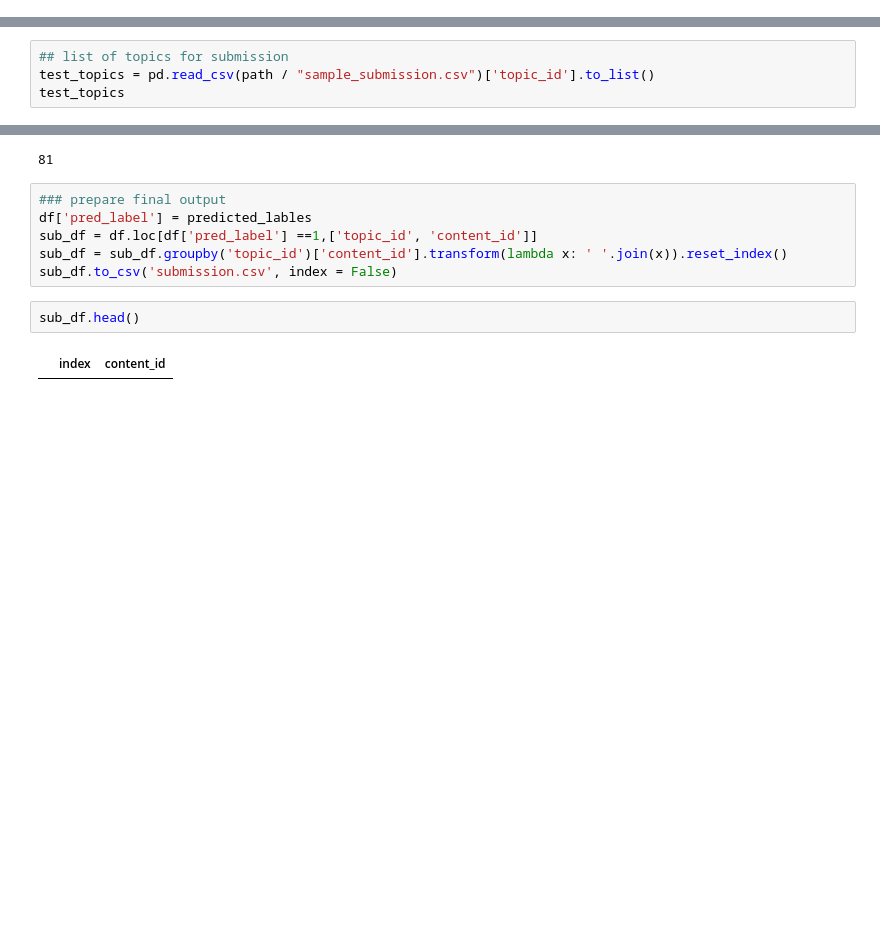
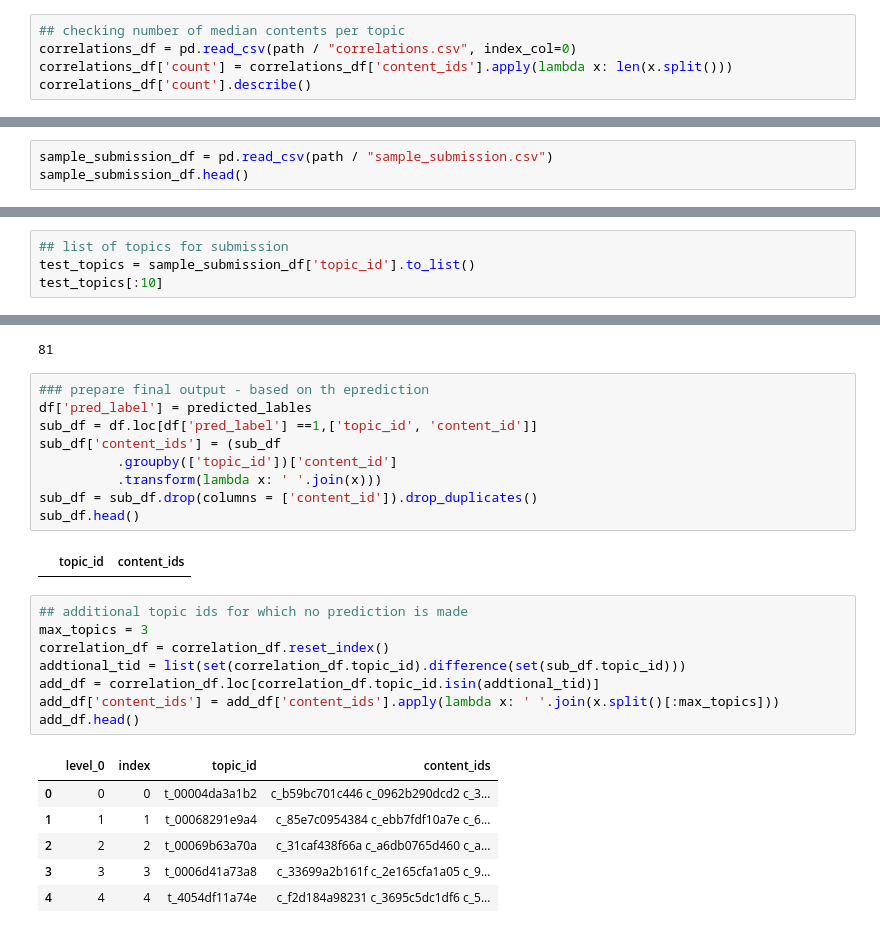
Before and after one commit to sayanbanerjee32/learning-equality-curriculum-recommendations, a Jupyter notebook: lecr_inference.ipynb, the cells around one changed output, grey strips where cells are left out. Cells and saved outputs as stored; diff of their text form; blank space fills up the shorter version.

Commit message:
1st submission try

```diff
--- a/lecr_inference.ipynb
+++ b/lecr_inference.ipynb
@@ -85,3 +85,8 @@ Path('learning-equality-curriculum-recommendations')
 # load the data into pandas dataframes
 topics_df = pd.read_csv(path / "topics.csv", index_col=0).fillna({"title": "", "description": ""})
 content_df = pd.read_csv(path / "content.csv", index_col=0).fillna("")
+# %%
+## checking number of median contents per topic
+correlations_df = pd.read_csv(path / "correlations.csv", index_col=0)
+correlations_df['count'] = correlations_df['content_ids'].apply(lambda x: len(x.split()))
+correlations_df['count'].describe()
@@ -87,0 +103,3 @@ content_df = pd.read_csv(path / "content.csv", index_col=0).fillna("")
+# %%
+sample_submission_df = pd.read_csv(path / "sample_submission.csv")
+sample_submission_df.head()
@@ -88,7 +113,7 @@ content_df = pd.read_csv(path / "content.csv", index_col=0).fillna("")
 # %%
 ## list of topics for submission
-test_topics = pd.read_csv(path / "sample_submission.csv")['topic_id'].to_list()
-test_topics
+test_topics = sample_submission_df['topic_id'].to_list()
+test_topics[:10]
 # %% [output]
 ['t_00004da3a1b2',
  't_00068291e9a4',
@@ -314,12 +338,28 @@ len(predicted_lables)
 # %% [output]
 81
 # %%
-### prepare final output
+### prepare final output - based on th eprediction
 df['pred_label'] = predicted_lables
 sub_df = df.loc[df['pred_label'] ==1,['topic_id', 'content_id']]
-sub_df = sub_df.groupby('topic_id')['content_id'].transform(lambda x: ' '.join(x)).reset_index()
-sub_df.to_csv('submission.csv', index = False)
+sub_df['content_ids'] = (sub_df
+          .groupby(['topic_id'])['content_id']
+          .transform(lambda x: ' '.join(x)))
+sub_df = sub_df.drop(columns = ['content_id']).drop_duplicates()
+sub_df.head()
+# %% [output]
+|  | topic_id | content_ids |
-# %%
-sub_df.head()
-# %% [output]
-|  | index | content_id |
+# %%
+## additional topic ids for which no prediction is made
+max_topics = 3
+correlation_df = correlation_df.reset_index()
+addtional_tid = list(set(correlation_df.topic_id).difference(set(sub_df.topic_id)))
+add_df = correlation_df.loc[correlation_df.topic_id.isin(addtional_tid)]
+add_df['content_ids'] = add_df['content_ids'].apply(lambda x: ' '.join(x.split()[:max_topics]))
+add_df.head()
+# %% [output]
+|  | level_0 | index | topic_id | content_ids |
+| 0 | 0 | 0 | t_00004da3a1b2 | c_b59bc701c446 c_0962b290dcd2 c_3... |
+| 1 | 1 | 1 | t_00068291e9a4 | c_85e7c0954384 c_ebb7fdf10a7e c_6... |
+| 2 | 2 | 2 | t_00069b63a70a | c_31caf438f66a c_a6db0765d460 c_a... |
+| 3 | 3 | 3 | t_0006d41a73a8 | c_33699a2b161f c_2e165cfa1a05 c_9... |
+| 4 | 4 | 4 | t_4054df11a74e | c_f2d184a98231 c_3695c5dc1df6 c_5... |
```
Also changed, not shown: parts of 9 cells of this notebook.
